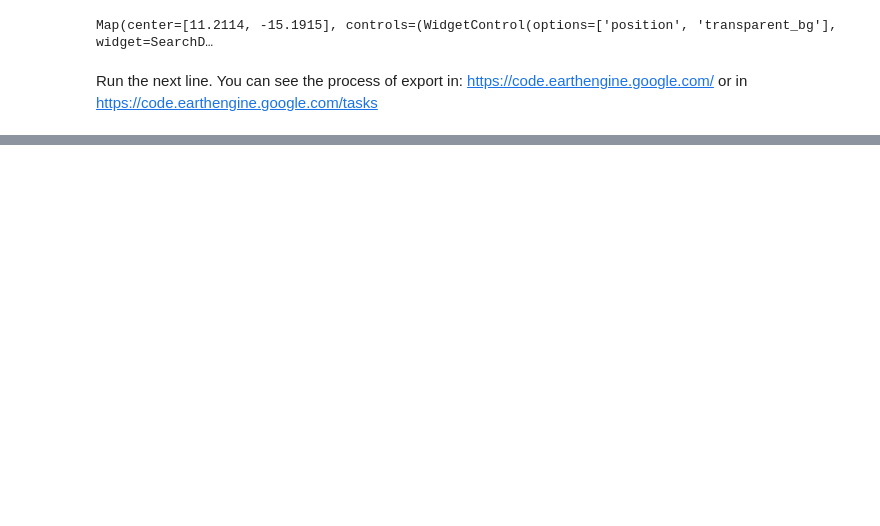
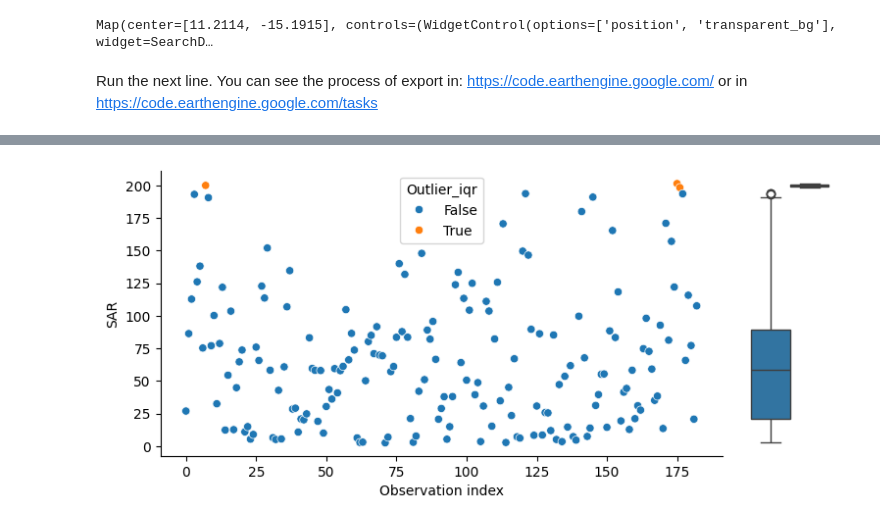
Before and after one commit to Emmanuel461/PML_2023_2024, a Jupyter notebook: Final_work/Codes/Pre_process_data.ipynb, the cells around one changed output, grey strips where cells are left out. Cells and saved outputs as stored; diff of their text form; code cells hidden in the pictures; blank space fills up the shorter version.

```diff
--- a/Final_work/Codes/Pre_process_data.ipynb
+++ b/Final_work/Codes/Pre_process_data.ipynb
@@ -267,0 +380,3 @@ Archivo PS_Index_filtered.tif descargado exitosamente.
+# %%
+# To go back to matplotlib default style run:
+plt.style.use('default')
@@ -267,0 +392,13 @@ Archivo PS_Index_filtered.tif descargado exitosamente.
+# %%
+# Visualize the univariate ouliers of the dataset
+g = sns.JointGrid(data=classes, x=classes.index, y='SAR', hue='Outlier_iqr')
+g.plot(sns.scatterplot, sns.boxplot)
+g.ax_marg_x.set_axis_off() # removes the marginal x-axis
+g.ax_marg_y.set_axis_off() # removes the marginal y-axis
+g.ax_marg_x.remove() # removes the marginal x boxplot (index of each observation)
+g.set_axis_labels(xlabel='Observation index', ylabel='SAR')
+g.fig.set_figwidth(8) # to define the width to get a non-square figure with JointGrid
+g.fig.set_figheight(4) # to define the height to get a non-square figure with JointGrid
+plt.show()
+# %% [output]
+[figure, added]
```
Also changed, not shown: parts of 25 cells of this notebook, 8 other files.
